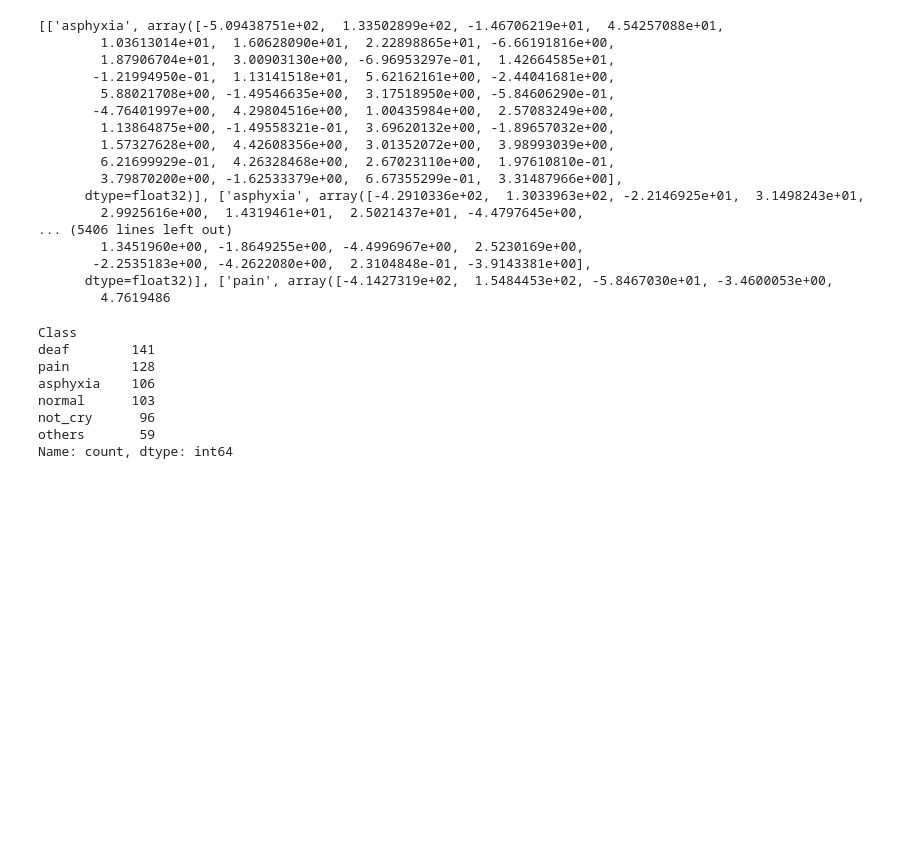
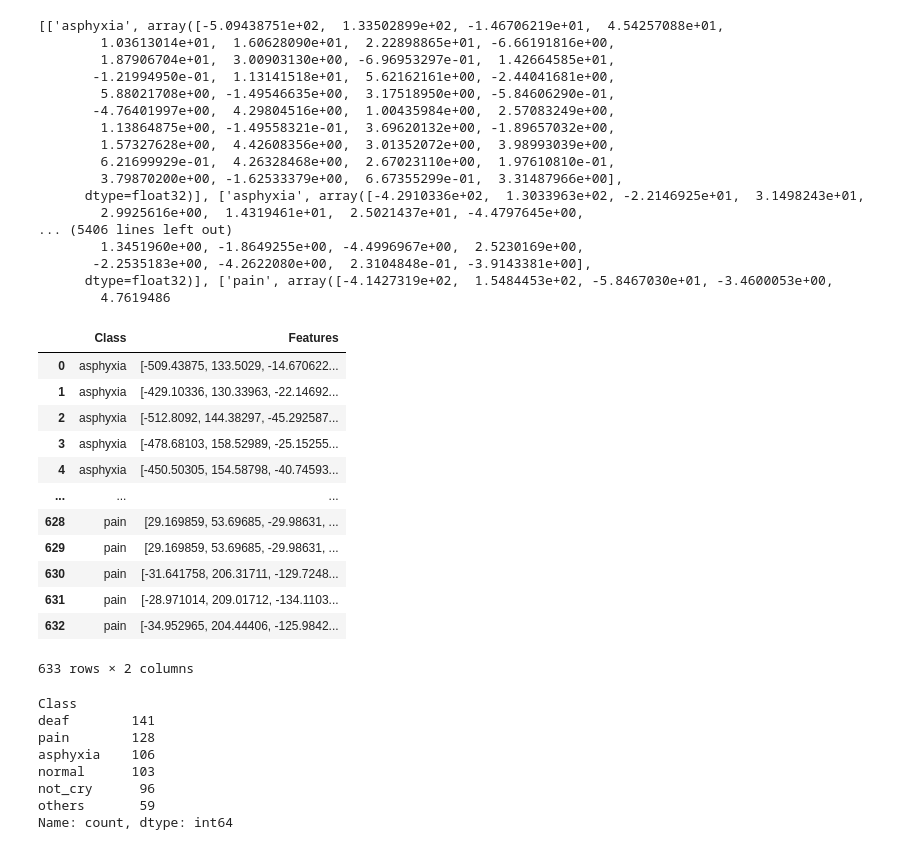
Before and after one commit to Aman-Vishwakarma1729/Automatic_Infant_Cry_Audio_Classification, a Jupyter notebook: Rersearch/main_working.ipynb, the cells around one changed output. Saved outputs shown, nothing was run; the diff lists cells and outputs as text; code cells hidden in the pictures; blank space fills up the shorter version.

```diff
--- a/Rersearch/main_working.ipynb
+++ b/Rersearch/main_working.ipynb
@@ -184,6 +181,22 @@ print(extracted_features)
         4.7619486
 # %%
 features_and_class_data= pd.DataFrame(extracted_features,columns=['Class','Features'])
+# %%
+features_and_class_data
+# %% [output]
+|  | Class | Features |
+| 0 | asphyxia | [-509.43875, 133.5029, -14.670622... |
+| 1 | asphyxia | [-429.10336, 130.33963, -22.14692... |
+| 2 | asphyxia | [-512.8092, 144.38297, -45.292587... |
+| 3 | asphyxia | [-478.68103, 158.52989, -25.15255... |
+| 4 | asphyxia | [-450.50305, 154.58798, -40.74593... |
+| ... | ... | ... |
+| 628 | pain | [29.169859, 53.69685, -29.98631, ... |
+| 629 | pain | [29.169859, 53.69685, -29.98631, ... |
+| 630 | pain | [-31.641758, 206.31711, -129.7248... |
+| 631 | pain | [-28.971014, 209.01712, -134.1103... |
+| 632 | pain | [-34.952965, 204.44406, -125.9842... |
+633 rows × 2 columns
 # %%
 features_and_class_data['Class'].value_counts()
 # %% [output]
```
Also changed, not shown: parts of 41 cells of this notebook, 2 other files.
